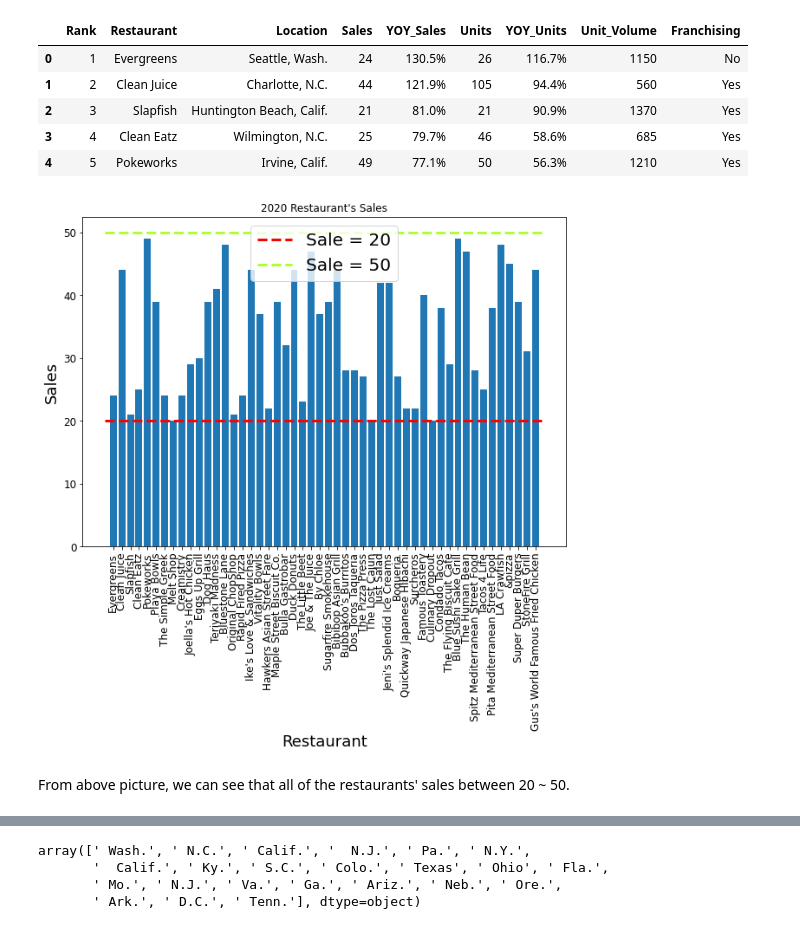
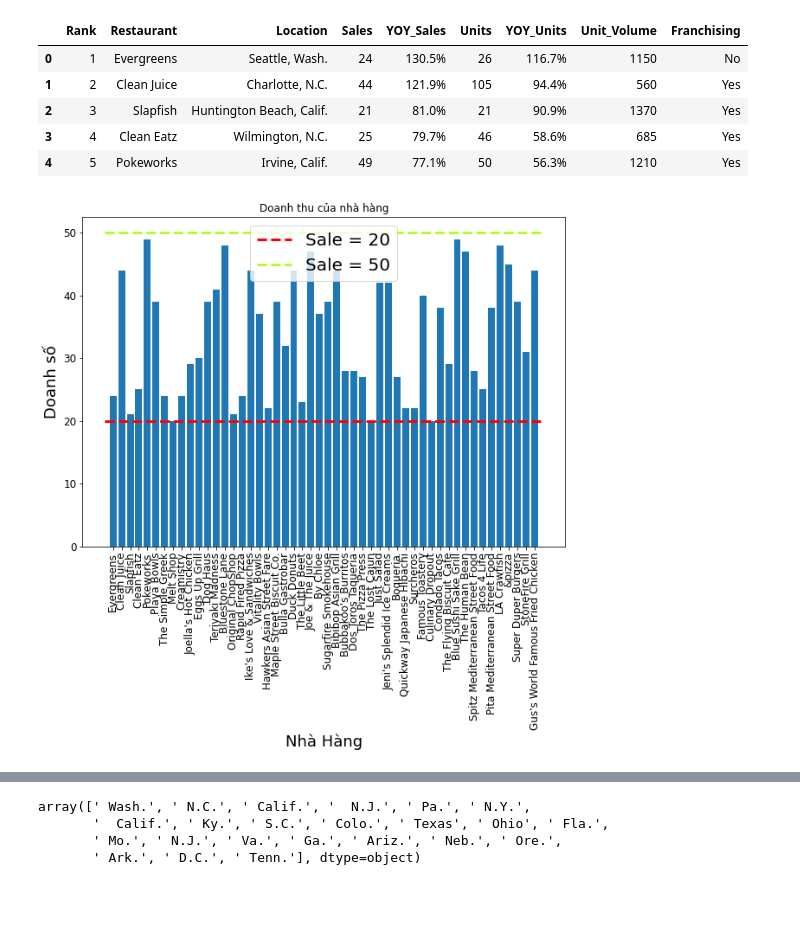
Before and after one commit to ncphung1405/bai-tap, a Jupyter notebook: Phân_tích_doanh_số_nhà_hàng.ipynb, the cells around one changed output, grey strips where cells are left out. Drawn from its saved outputs; the diff is of its cells as text; code cells hidden in the pictures; blank space fills up the shorter version.

```diff
--- a/Phân_tích_doanh_số_nhà_hàng.ipynb
+++ b/Phân_tích_doanh_số_nhà_hàng.ipynb
@@ -21,7 +20,7 @@ import numpy as np
 import seaborn as sns
 import wordcloud
 # %%
-data = pd.read_csv("Future50.csv")
+data = pd.read_csv("hung.csv")
 data.dtypes
 # %% [output]
 Rank            int64
@@ -46,22 +45,20 @@ data.head()
 # %%
 plt.figure(figsize=(10, 7))
 plt.bar(data.loc[:, "Restaurant"], data.loc[:, "Sales"])
-plt.xlabel("Restaurant"
+plt.xlabel("Nhà Hàng"
           ,fontsize=18)
-plt.ylabel("Sales"
+plt.ylabel("Doanh số"
           ,fontsize=18)
 plt.xticks(rotation="vertical"
          ,fontsize=12)
 plt.yticks(fontsize=12)
-plt.title("2020 Restaurant's Sales")
+plt.title("Doanh thu của nhà hàng")
 
 plt.hlines(20, -1, 50, color="r", linestyles="--", linewidth=3, label="Sale = 20")
 plt.hlines(50, -1, 50, color="greenyellow", linestyles="--", linewidth=3, label="Sale = 50")
 plt.legend(loc="upper center"
           ,fontsize=20)
 
 plt.show()
 # %% [output]
-[figure, old version]
+[figure, new version]
-# %% [markdown]
-From above picture, we can see that all of the restaurants' sales between 20 ~ 50.
```
Also changed, not shown: parts of 28 cells of this notebook.
